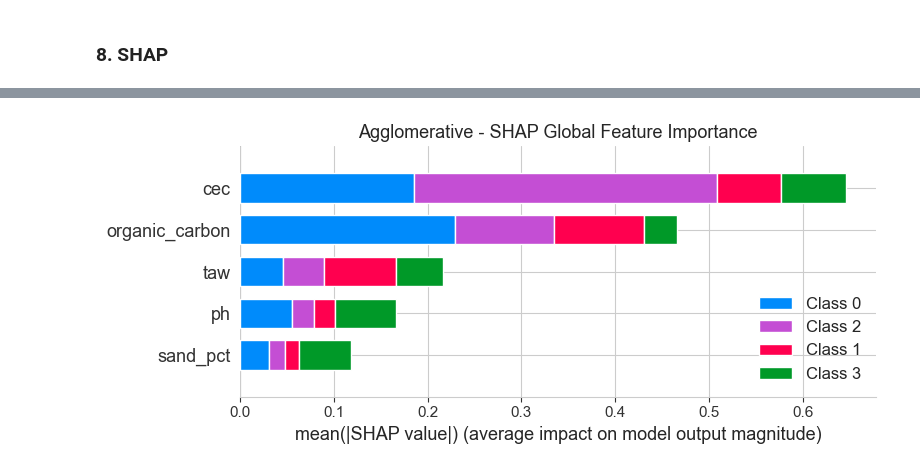
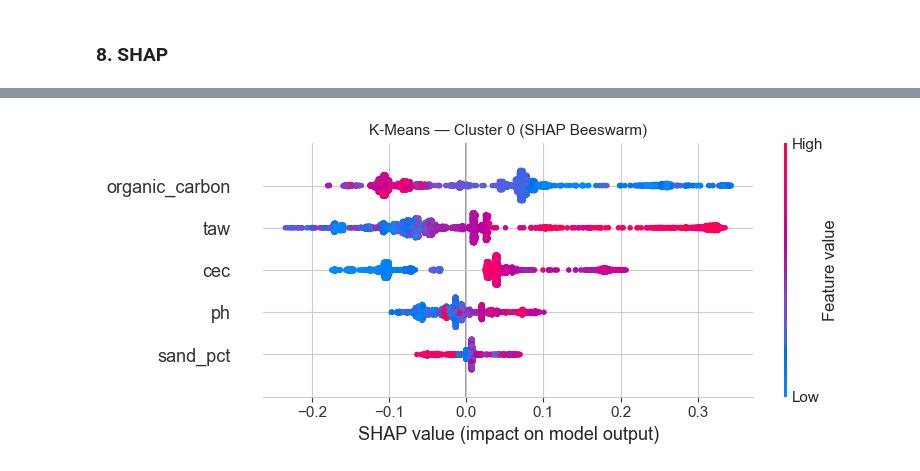
Before and after one commit to isumakm/Weather-Prediction-and-Crop-Recommendation-System-, a Jupyter notebook: soil_suitability/notebooks/07_xai_cluster_interpretation.ipynb, the cells around one changed output, grey strips where cells are left out. Saved outputs shown, nothing was run; the diff lists cells and outputs as text; code cells hidden in the pictures.

Commit message:
load saved scaler for centroid deviation, add beeswarm SHAP plots and spatial autocorrelation analysis

```diff
--- a/soil_suitability/notebooks/07_xai_cluster_interpretation.ipynb
+++ b/soil_suitability/notebooks/07_xai_cluster_interpretation.ipynb
@@ -44,6 +46,8 @@ Samples: 3422
 # %% [markdown]
 ### **3. Scale Features for Interpretability**
 # %%
-scaler = StandardScaler()
-X_scaled = scaler.fit_transform(df[FEATURES])
+import joblib
+
+scaler = joblib.load("../outputs/soil_scaler.pkl")
+X_scaled = scaler.transform(df[FEATURES])
 X_scaled_df = pd.DataFrame(X_scaled, columns=FEATURES)
@@ -216,17 +225,24 @@ plt.show()
 #### **Train Surrogates**
 # %%
 rf_models = {}
+rf_fidelities = {}
 
 for model, col in CLUSTER_MODELS.items():
+    X_feat = df[FEATURES]
+    y = df[col]
+
     rf = RandomForestClassifier(
         n_estimators=100,
         max_depth=10,
         min_samples_leaf=20,
         random_state=42
     )
-    rf.fit(df[FEATURES], df[col])
+    rf.fit(X_feat, y)
     rf_models[model] = rf
 
-    print(f"{model} RF Fidelity:",
-          round(accuracy_score(df[col], rf.predict(df[FEATURES])), 3))
+    train_acc = accuracy_score(y, rf.predict(X_feat))
+    cv_acc    = cross_val_score(rf, X_feat, y, cv=5, scoring="accuracy").mean()
+    rf_fidelities[model] = {"train": round(train_acc, 3), "cv": round(cv_acc, 3)}
+
+    print(f"{model} RF - Train: {train_acc:.3f}, CV: {cv_acc:.3f}")
 # %% [output]
@@ -403,18 +418,75 @@ were evaluated using validation curves and learning curves.
 # %% [markdown]
 ### **8. SHAP**
 # %%
-for model, rf in rf_models.items():
+X = df[FEATURES]
+shap_data = {}
+
+for model_name, rf in rf_models.items():
     explainer = shap.TreeExplainer(rf)
-    shap_values = explainer.shap_values(df[FEATURES])
+    shap_values_raw = explainer.shap_values(X)
 
+    if isinstance(shap_values_raw, list):
+        shap_values_3d = np.stack(shap_values_raw, axis=2)
+    else:
+        shap_values_3d = shap_values_raw
+
+    # Bar plot - feature importance magnitude
     plt.figure(figsize=(6, 4))
     shap.summary_plot(
-        shap_values,
-        df[FEATURES],
+        shap_values_raw if isinstance(shap_values_raw, list) else shap_values_3d,
+        X,
         plot_type="bar",
         show=False
     )
-    plt.title(f"{model} - SHAP Global Feature Importance", fontsize=13)
+    plt.title(f"{model_name} - SHAP Global Feature Importance (All Classes)", fontsize=13)
     plt.tight_layout()
     plt.show()
+
+    # Beeswarm plots - feature importance direction per class
+    cluster_col = CLUSTER_MODELS[model_name]
+    class_names = [f"Cluster {i}" for i in sorted(df[cluster_col].unique())]
+    n_classes = shap_values_3d.shape[2]
+
+    for cls_idx in range(n_classes):
+        plt.figure(figsize=(7, 4))
+        shap.summary_plot(
+            shap_values_3d[:, :, cls_idx],
+            X,
+            plot_type="dot",
+            show=False
+        )
+        plt.title(f"{model_name} — {class_names[cls_idx]} (SHAP Beeswarm)", fontsize=11)
+        plt.tight_layout()
+        plt.show()
+
+    # Average absolute SHAP across all classes
+    shap_abs = np.abs(shap_values_3d).mean(axis=2)
+
+    global_importance = shap_abs.mean(axis=0)
+
+    shap_data[model_name] = {
+        "global": {
+            f: float(round(v, 4))
+            for f, v in zip(FEATURES, global_importance)
+        },
+        "clusters": {}
+    }
+
+    # Cluster-wise SHAP
+    cluster_col = CLUSTER_MODELS[model_name]
+
+    for cluster_id in sorted(df[cluster_col].unique()):
+        idx = df[cluster_col] == cluster_id
+        cluster_shap = shap_abs[idx]
+        cluster_importance = cluster_shap.mean(axis=0)
+
+        shap_data[model_name]["clusters"][str(cluster_id)] = {
+            f: float(round(v, 4))
+            for f, v in zip(FEATURES, cluster_importance)
+        }
+
+with open("../outputs/web_shap.json", "w") as f:
+    json.dump(shap_data, f, indent=2)
+
+print("SHAP export complete.")
 # %% [output]
@@ -422 +494 @@ for model, rf in rf_models.items():
-[figure, old version]
+[figure, new version]
```
Also changed, not shown: parts of 11 cells of this notebook.
